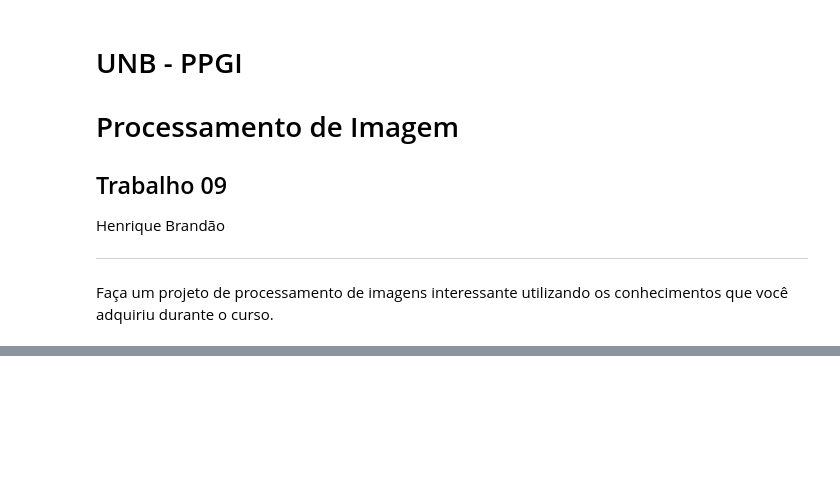
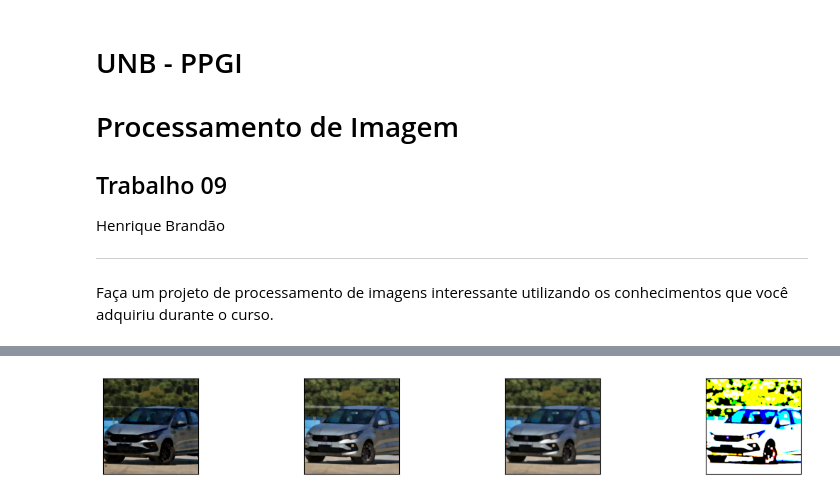
Before and after one commit to htbrandao/ppgi-proc-img, a Jupyter notebook: trab09/trab09.ipynb, the cells around one changed output, grey strips where cells are left out. Saved outputs shown, nothing was run; the diff lists cells and outputs as text; code cells hidden in the pictures; blank space fills up the shorter version.

```diff
--- a/trab09/trab09.ipynb
+++ b/trab09/trab09.ipynb
@@ -42,0 +68,25 @@ from matplotlib import pyplot as plt
+# %%
+kernel = np.ones((10,10), np.uint8)
+
+erosao = lambda x: cv2.erode(x, kernel, iterations=1)
+dilatacao = lambda x: cv2.dilate(x, kernel, iterations=1)
+tresh = lambda i: cv2.threshold(i, 50, 255, cv2.THRESH_BINARY)[-1]
+
+plt.figure(figsize=(14,8))
+
+__ = (
+    erosao(x1),
+    dilatacao(erosao(x1)),
+    cv2.blur(dilatacao(erosao(x1)), ksize=(5,5)),
+    tresh(cv2.blur(dilatacao(erosao(x1)), ksize=(5,5)))
+)
+
+for i,_ in enumerate(__):
+    plt.subplot(len(__),4,i+1)
+    plt.imshow(_)
+    plt.xticks([])
+    plt.yticks([])
+
+plt.show()
+# %% [output]
+[figure, added]
```
Also changed, not shown: parts of 5 cells of this notebook, 2 other files.
